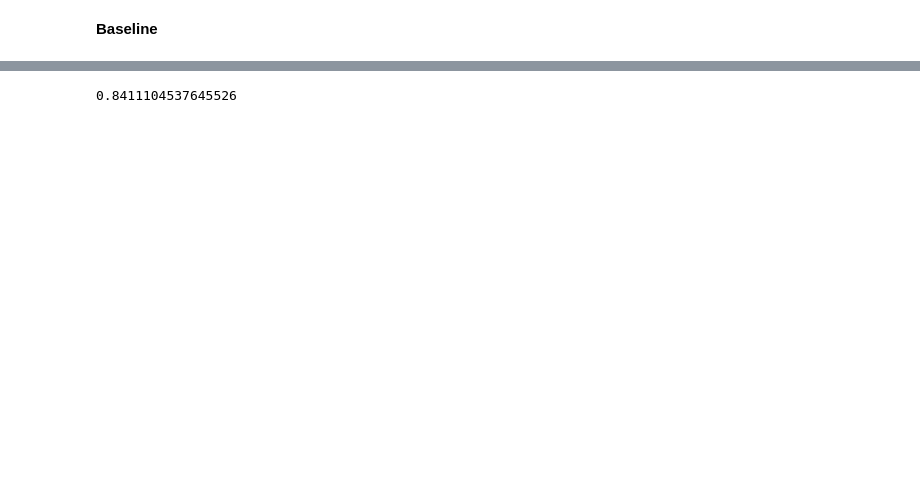
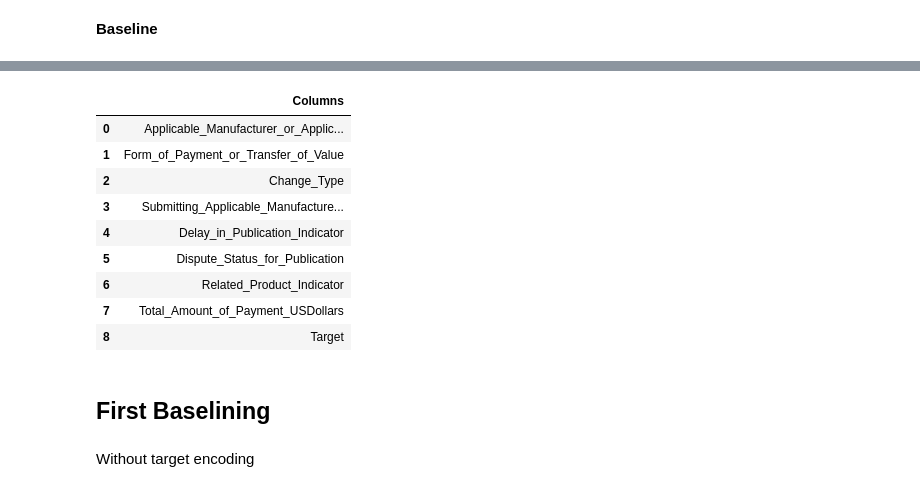
Before and after one commit to AntoniaLovjer/Hospital-Payments, a Jupyter notebook: 01_feature_selection.ipynb, the cells around one changed output, grey strips where cells are left out. Cells and saved outputs as stored; diff of their text form; code cells hidden in the pictures; blank space fills up the shorter version.

```diff
--- a/01_feature_selection.ipynb
+++ b/01_feature_selection.ipynb
@@ -155,0 +250,13 @@ Index(['Related_Product_Indicator',
+# %%
+pd.DataFrame(dfBaseline.columns, columns=['Columns'])
+# %% [output]
+|  | Columns |
+| 0 | Applicable_Manufacturer_or_Applic... |
+| 1 | Form_of_Payment_or_Transfer_of_Value |
+| 2 | Change_Type |
+| 3 | Submitting_Applicable_Manufacture... |
+| 4 | Delay_in_Publication_Indicator |
+| 5 | Dispute_Status_for_Publication |
+| 6 | Related_Product_Indicator |
+| 7 | Total_Amount_of_Payment_USDollars |
+| 8 | Target |
@@ -156,35 +272,26 @@ Index(['Related_Product_Indicator',
+# %% [markdown]
+## First Baselining
+# %% [markdown]
+Without target encoding
 # %%
+# Defining continuous and categorical variables
 objVars = ['Form_of_Payment_or_Transfer_of_Value',
            'Dispute_Status_for_Publication',
            'Delay_in_Publication_Indicator',
            'Related_Product_Indicator',
            'Applicable_Manufacturer_or_Applicable_GPO_Making_Payment_Country',
-           'Change_Type']
+           'Change_Type',
+           'Submitting_Applicable_Manufacturer_or_Applicable_GPO_Name']
 
 contVars = ['Total_Amount_of_Payment_USDollars']
 
-target = dfBaseline['Target']
-features = dfBaseline.drop(columns='Target')
+# contVars_ct = ColumnTransformer([("scalar", StandardScaler(), contVars)])
 
-X_train, X_test, y_train, y_test = train_test_split(features, target)
-
-rus = RandomUnderSampler(random_state=42)
-X_train_rus, y_train_rus = rus.fit_resample(X_train, y_train)
-
-contVars_ct = ColumnTransformer([
-    ("scalar", StandardScaler(), 'Total_Amount_of_Payment_USDollars')])
-
-catVars_ct = ColumnTransformer([
-    ("dummies", OneHotEncoder(handle_unknown='ignore'), objVars)])
+# catVars_ct = ColumnTransformer([("dummies", OneHotEncoder(handle_unknown='ignore'), objVars)])
 
 # ("target_encoder", TargetEncoder(clf_type="binary_clf"), target_based_encoding)
 
-baseline_pipe = Pipeline([
-                        ("catvars", catVars_ct),
-                        ("logreg", LogisticRegression())])
-
-logreg = baseline_pipe.fit(pd.DataFrame(X_train_rus, columns = X_train.columns), pd.DataFrame(y_train_rus))
-baseline_score = logreg.score(X_test, y_test)
-baseline_score
+# baseline_pipe = Pipeline([
+#                         ("contvars", contVars_ct),
+#                         ("catvars", catVars_ct),
+#                         ("logreg", LogisticRegression(solver='lbfgs', max_iter=1000))])
-# %% [output]
-0.8411104537645526
```
Also changed, not shown: parts of 41 cells of this notebook, 3 other files.
